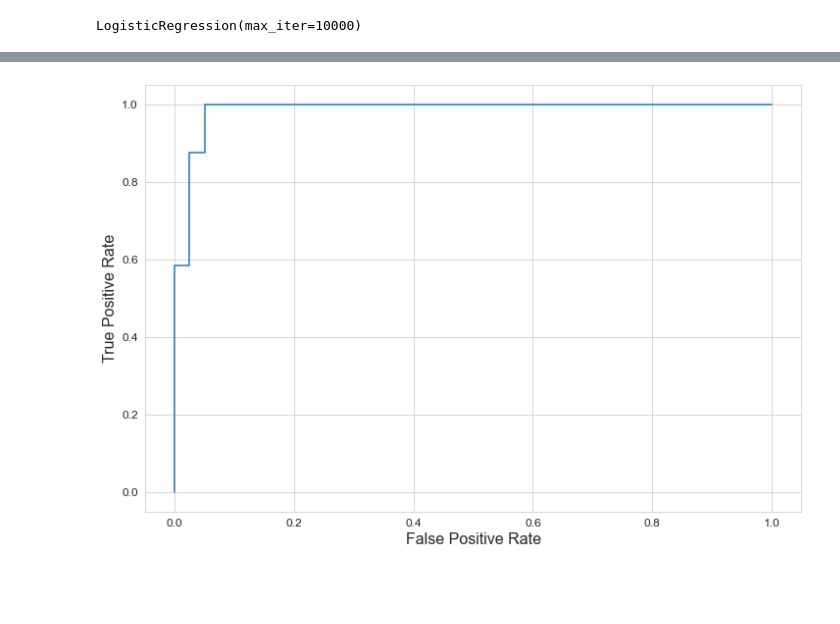
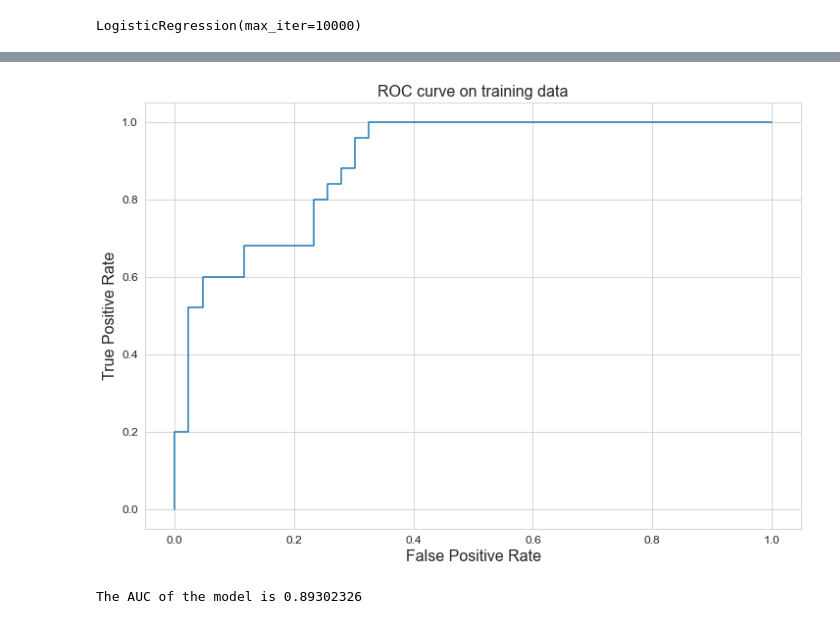
Before and after one commit to kdv97/quokka, a Jupyter notebook: Logistic_regression_Ivan.ipynb, the cells around one changed output, grey strips where cells are left out. Cells and saved outputs as stored; diff of their text form; code cells hidden in the pictures; blank space fills up the shorter version.

```diff
--- a/Logistic_regression_Ivan.ipynb
+++ b/Logistic_regression_Ivan.ipynb
@@ -33,2 +48,4 @@ y = df.iloc[:,51]  # Target is the Parkinsons column
+# %%
+X_scaled = scaler.transform(X)
 # %%
 from sklearn.model_selection import train_test_split
@@ -35,12 +54,8 @@ from sklearn.model_selection import train_test_split
 # %%
-## Now split the data
-## Have 20% for testing
-## Set 614 as the random state
-## and stratify the split
+# Split the scaled mdata into training and testing using stratify
 
-## I'll wait before writing the code myself :)
-X_train,X_test,y_train,y_test = train_test_split(X,y,
-                                                test_size=.25,
+X_train,X_test,y_train,y_test = train_test_split(X_scaled,y,
+                                                test_size=.2,
                                                 shuffle=True,
                                                 random_state=614,
                                                 stratify=y)
@@ -73,4 +102,4 @@ print(recall_score(y_train, y_train_pred))
 # %%
-probs = log_reg.predict_proba(X_train)
+probs_train = log_reg.predict_proba(X_train)
 # %%
 from sklearn.metrics import roc_curve
@@ -87,17 +121,18 @@ fpr,tpr,cutoffs = roc_curve(y_train,probs[:,1])
+# %%
+fpr_train,tpr_train,cutoffs_train = roc_curve(y_train,probs_train[:,1])
 # %%
-## Code here
-
 ## Sample Solution
 plt.figure(figsize=(12,8))
 
-plt.plot(fpr,tpr)
+plt.plot(fpr_train,tpr_train)
 
 plt.xlabel("False Positive Rate",fontsize=16)
 plt.ylabel("True Positive Rate",fontsize=16)
 
 plt.xticks(fontsize=12)
 plt.yticks(fontsize=12)
+plt.title("ROC curve on training data",fontsize=16)
 
 plt.show()
 # %% [output]
-[figure, old version]
+[figure, new version]
@@ -104,2 +141,6 @@ plt.show()
 # %%
 from sklearn.metrics import roc_auc_score
+# %%
+print("The AUC of the model is " + np.array2string(roc_auc_score(y_train,probs_train[:,1])))
+# %% [output]
+The AUC of the model is 0.89302326
```
Also changed, not shown: parts of 32 cells of this notebook.
